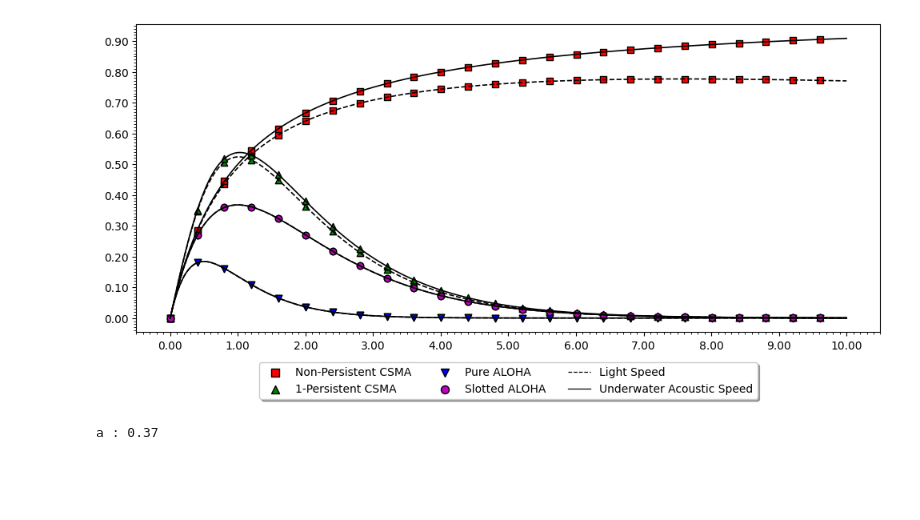
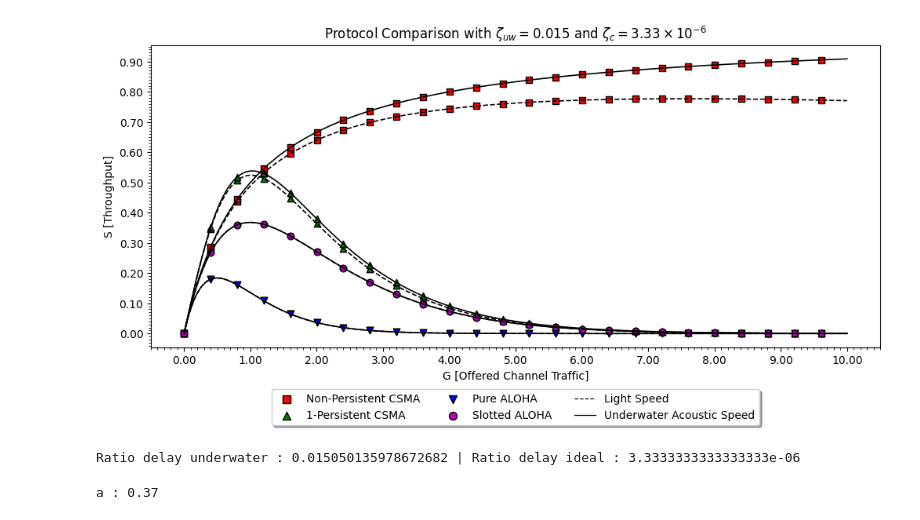
Before and after one commit to BiggusMaximus/Multi-Hop-Q-Learning-LEACH, a Jupyter notebook: paper/throughput_analysis.ipynb, the cells around one changed output. Cells and saved outputs as stored; diff of their text form; code cells hidden in the pictures; blank space fills up the shorter version.

```diff
--- a/paper/throughput_analysis.ipynb
+++ b/paper/throughput_analysis.ipynb
@@ -165,35 +165,40 @@ for protocol in PROTOCOLS:
     depth_protocol[protocol] = []
     depth_protocol2[protocol] = []
     for kc in G:
         a = ratio_delay(1000, 1000, 500)
         depth_protocol[protocol].append(throughput(a, protocol, kc))
         a2 = ratio_delay(1000, 1000, 500, True)
         depth_protocol2[protocol].append(throughput(a2, protocol, kc))
 
 count = 0
 hop = 40
 for protocol in PROTOCOLS:
     ax.plot(G, depth_protocol[protocol] ,linestyle="--", color='k', linewidth=1.2)
     ax.plot(G, depth_protocol2[protocol]               , color='k', linewidth=1.2)
     ax.scatter(G[::hop], depth_protocol[protocol][::hop] , label=labels[count], marker=markers[count], edgecolor='k', color=colors[count])
     ax.scatter(G[::hop], depth_protocol2[protocol][::hop]                     , marker=markers[count], edgecolor='k', color=colors[count])
     count += 1
 
 ax.plot(0, 0,linestyle="--", color='k', linewidth=0.9, label="Light Speed")
 ax.plot(0, 0               , color='k', linewidth=0.9, label="Underwater Acoustic Speed")
+ax.set_ylabel(r"S [Throughput]")
+ax.set_xlabel(r"G [Offered Channel Traffic]")
+ax.set_title(r"Protocol Comparison with $\zeta_{uw}=0.015$ and $\zeta_{c}=3.33 \times 10^{-6}$")
 
 ax.yaxis.set_major_locator(MultipleLocator(0.1))
 ax.yaxis.set_major_formatter('{x:.2f}')
 ax.yaxis.set_minor_locator(MultipleLocator(0.01))
 ax.xaxis.set_major_locator(MultipleLocator(1))
 ax.xaxis.set_major_formatter('{x:.2f}')
 ax.xaxis.set_minor_locator(MultipleLocator(0.1))
 
-ax.legend(loc='upper center', bbox_to_anchor=(0.5, -0.08),
+ax.legend(loc='upper center', bbox_to_anchor=(0.5, -0.12),
               fancybox=True, shadow=True, ncol=3, markerscale=1.2, fontsize=10)
 plt.show()
+print(f"Ratio delay underwater : {a} | Ratio delay ideal : {a2}")
 # %% [output]
-[figure, old version]
+[figure, new version]
+Ratio delay underwater : 0.015050135978672682 | Ratio delay ideal : 3.3333333333333333e-06
 # %%
 a = (np.max(np.array(depth_protocol['slotted-aloha'])))
 print(f"a : {a:.2f}")
```
Also changed, not shown: 12 other files.
